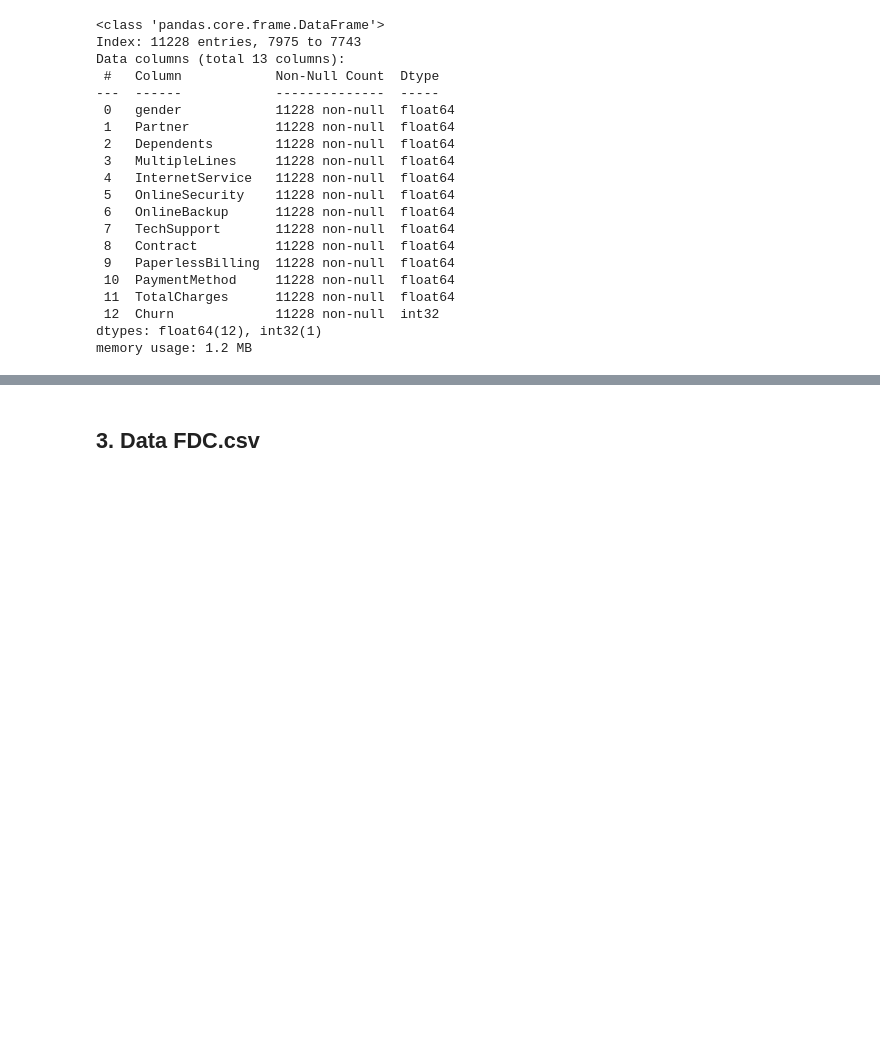
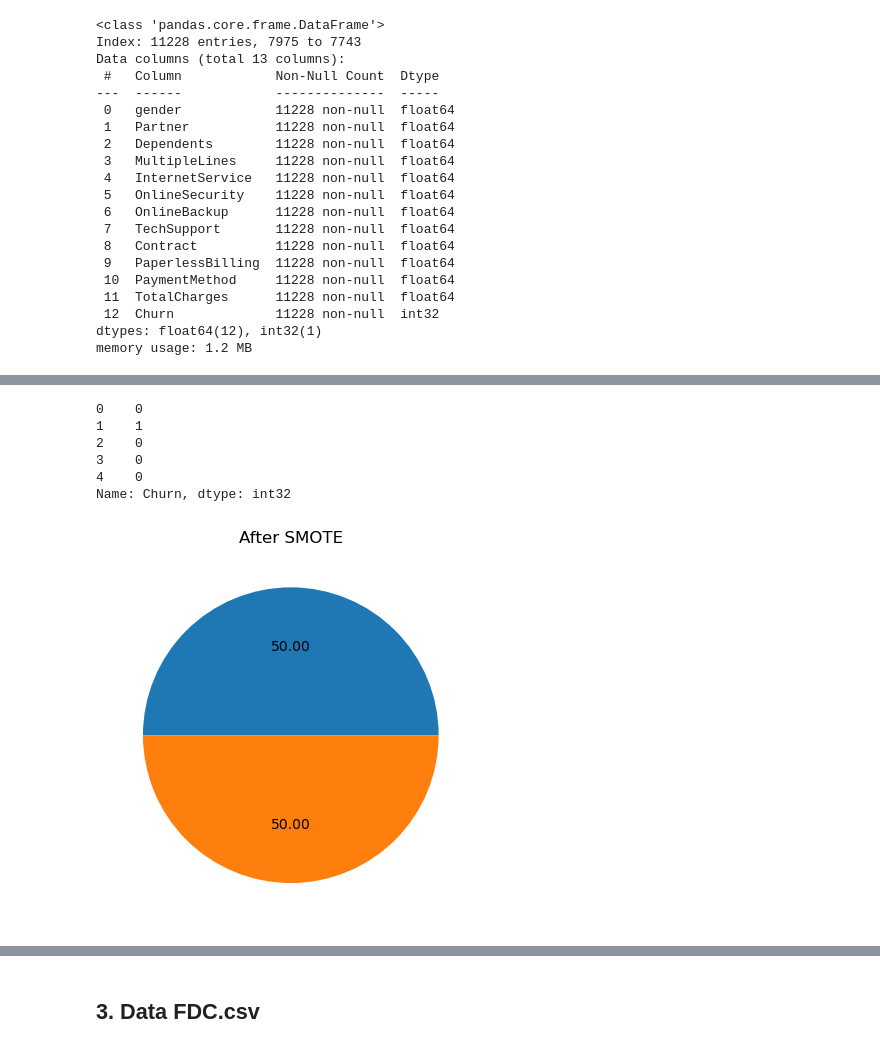
Before and after one commit to Ardavaa/week3, a Jupyter notebook: main.ipynb, the cells around one changed output, grey strips where cells are left out. Saved outputs shown, nothing was run; the diff lists cells and outputs as text; code cells hidden in the pictures; blank space fills up the shorter version.

```diff
--- a/main.ipynb
+++ b/main.ipynb
@@ -1197,0 +1303,15 @@ memory usage: 1.2 MB
+# %%
+y_sm.head()
+# %% [output]
+0    0
+1    1
+2    0
+3    0
+4    0
+Name: Churn, dtype: int32
+# %%
+# plot the proportion
+plt.pie(y_sm.value_counts(), autopct='%.2f');
+plt.title('After SMOTE');
+# %% [output]
+[figure, added]
```
Also changed, not shown: parts of 125 cells of this notebook, 9 other files.
